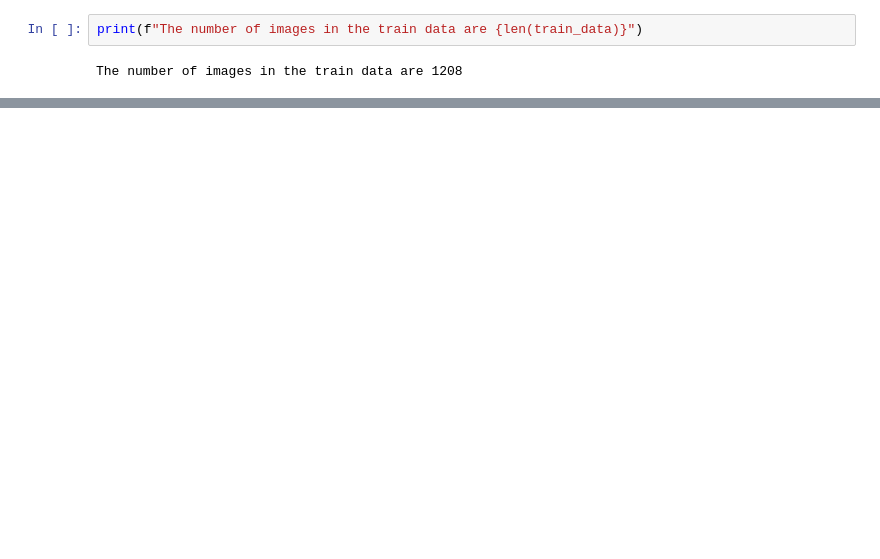
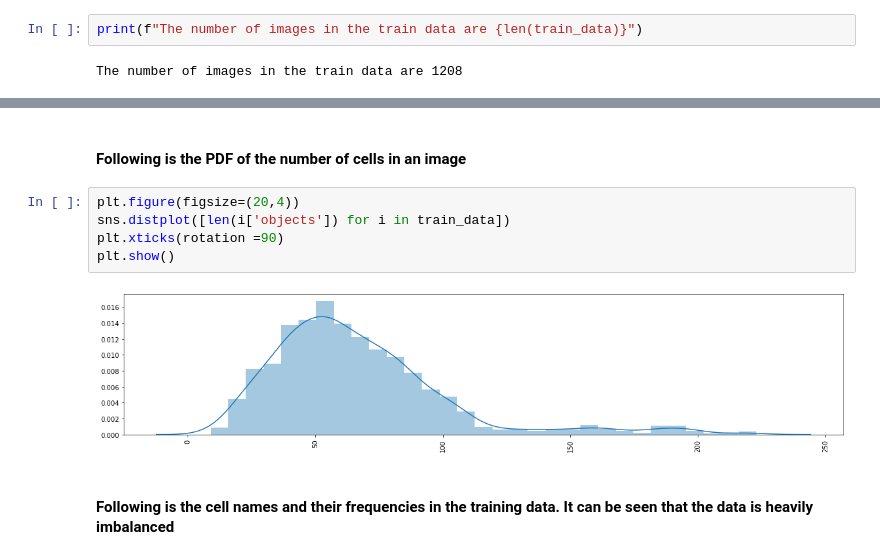
Before and after one commit to shraddhazpy/YOLOv3ByMe, a Jupyter notebook: notebooks/Dataset EDA.ipynb, the cells around one changed output, grey strips where cells are left out. Cells and saved outputs as stored; diff of their text form; blank space fills up the shorter version.

```diff
--- a/notebooks/Dataset EDA.ipynb
+++ b/notebooks/Dataset EDA.ipynb
@@ -69,0 +143,11 @@ The number of images in the train data are 1208
+# %% [markdown]
+#### Following is the PDF of the number of cells in an image
+# %%
+plt.figure(figsize=(20,4))
+sns.distplot([len(i['objects']) for i in train_data])
+plt.xticks(rotation =90)
+plt.show()
+# %% [output]
+[figure, added]
+# %% [markdown]
+#### Following is the cell names and their frequencies in the training data. It can be seen that the data is heavily imbalanced
```
Also changed, not shown: parts of 36 cells of this notebook.
